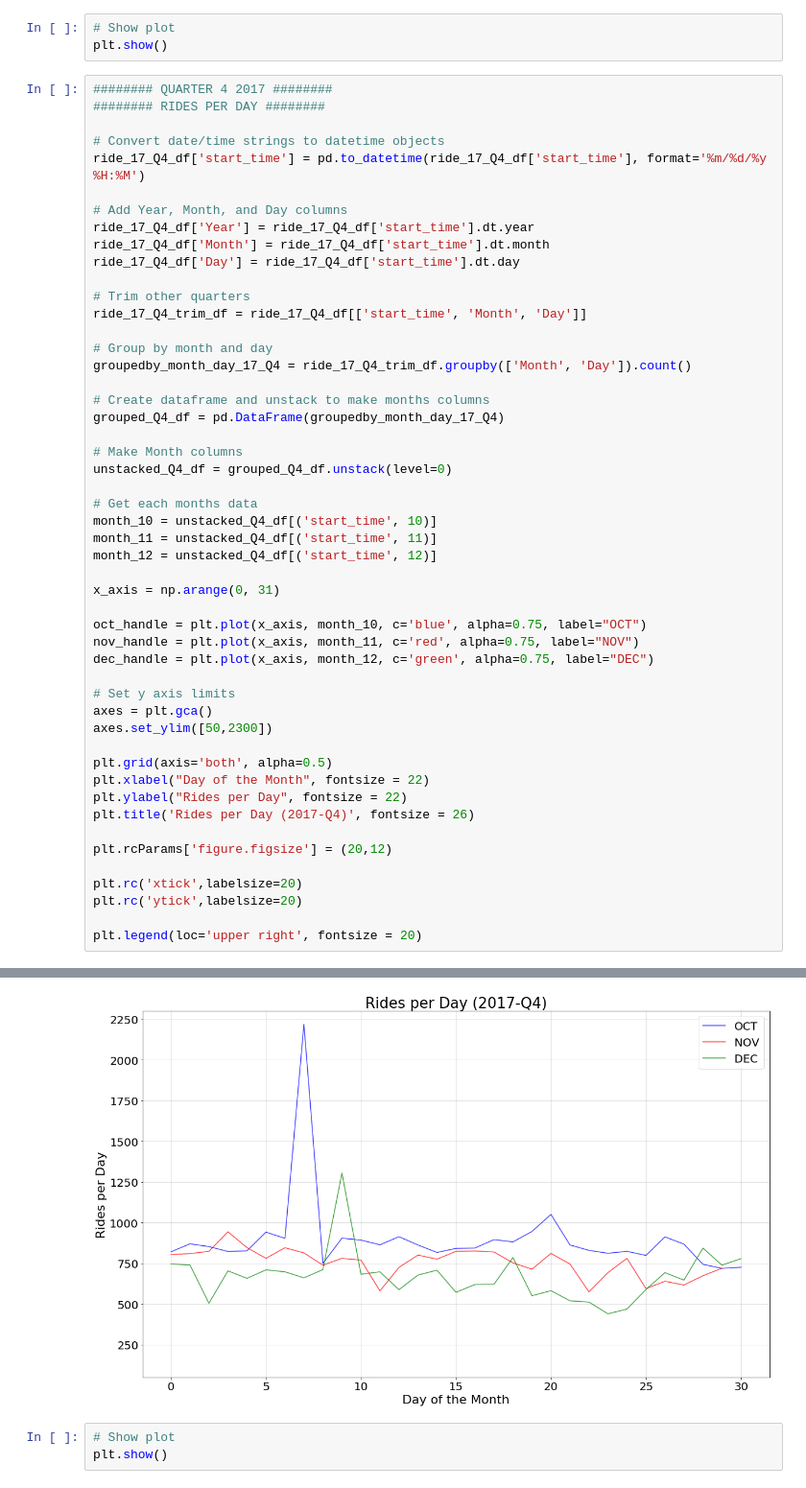
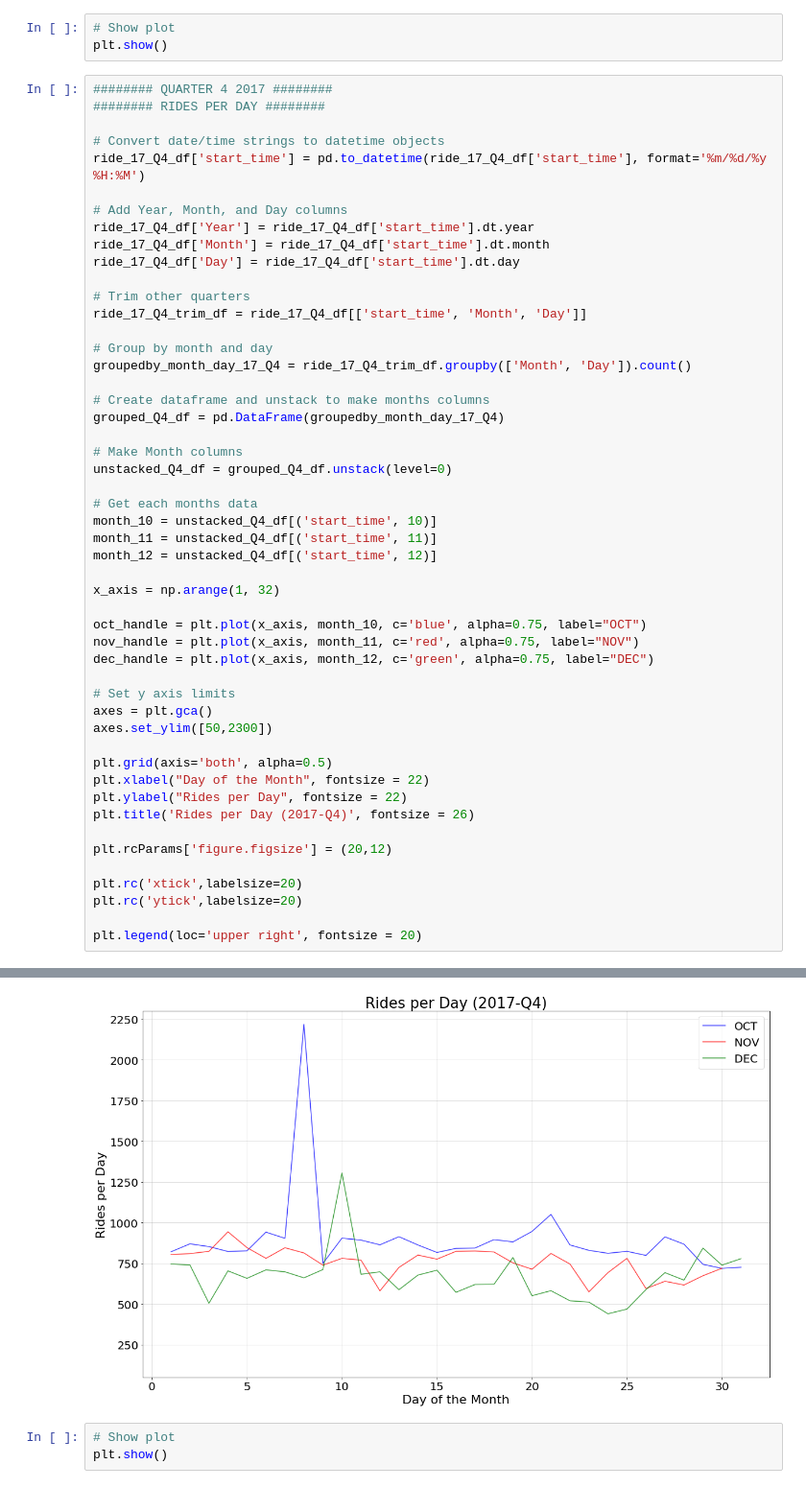
Before and after one commit to sqweets/Project1-LA-Bike_Share, a Jupyter notebook: Project_One_RidesPerDayAndMonth.ipynb, the cells around one changed output, grey strips where cells are left out. Shown: that part at 96% size. Drawn from its saved outputs; the diff is of its cells as text.

```diff
--- a/Project_One_RidesPerDayAndMonth.ipynb
+++ b/Project_One_RidesPerDayAndMonth.ipynb
@@ -333,35 +326,35 @@ grouped_Q4_df = pd.DataFrame(groupedby_month_day_17_Q4)
 # Make Month columns
 unstacked_Q4_df = grouped_Q4_df.unstack(level=0)
 
 # Get each months data
 month_10 = unstacked_Q4_df[('start_time', 10)]
 month_11 = unstacked_Q4_df[('start_time', 11)]
 month_12 = unstacked_Q4_df[('start_time', 12)]
 
-x_axis = np.arange(0, 31)
+x_axis = np.arange(1, 32)
 
 oct_handle = plt.plot(x_axis, month_10, c='blue', alpha=0.75, label="OCT")
 nov_handle = plt.plot(x_axis, month_11, c='red', alpha=0.75, label="NOV")
 dec_handle = plt.plot(x_axis, month_12, c='green', alpha=0.75, label="DEC")
 
 # Set y axis limits
 axes = plt.gca()
 axes.set_ylim([50,2300])
 
 plt.grid(axis='both', alpha=0.5)
 plt.xlabel("Day of the Month", fontsize = 22)
 plt.ylabel("Rides per Day", fontsize = 22)
 plt.title('Rides per Day (2017-Q4)', fontsize = 26)
 
 plt.rcParams['figure.figsize'] = (20,12)
 
 plt.rc('xtick',labelsize=20)
 plt.rc('ytick',labelsize=20)
 
 plt.legend(loc='upper right', fontsize = 20)
 # %% [output]
 <matplotlib.legend.Legend at 0x...>
-[figure, old version]
+[figure, new version]
 # %%
 # Show plot
 plt.show()
```
Also changed, not shown: parts of 7 cells of this notebook, 5 other files.
